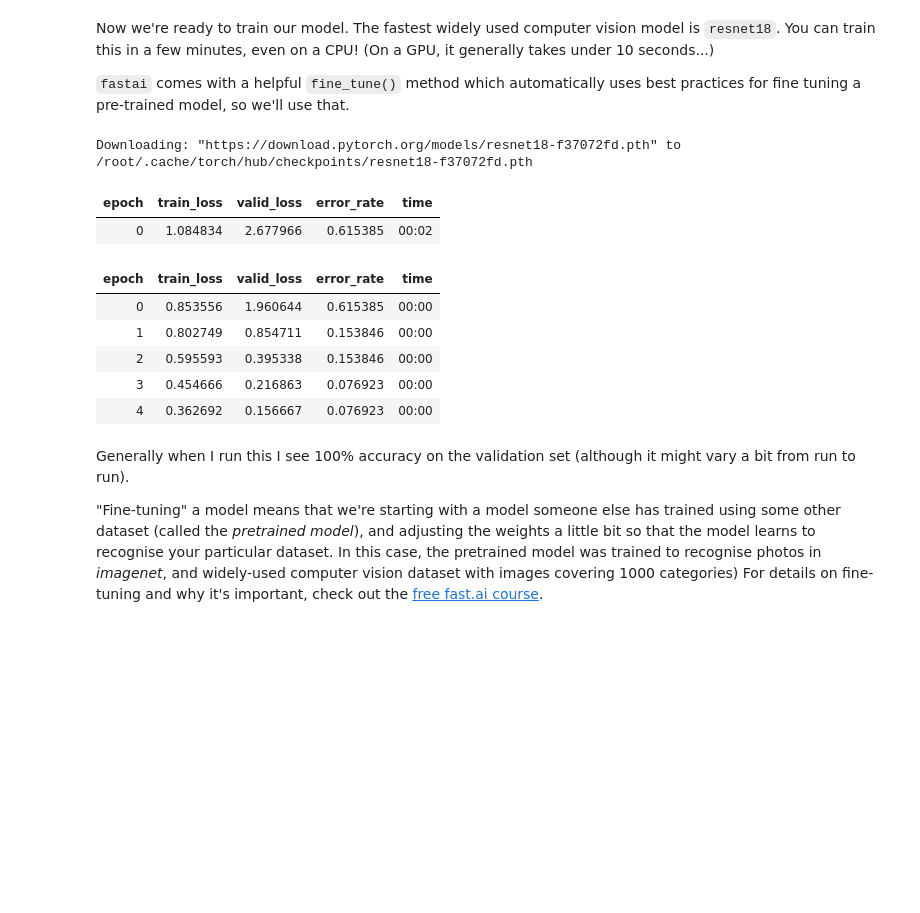
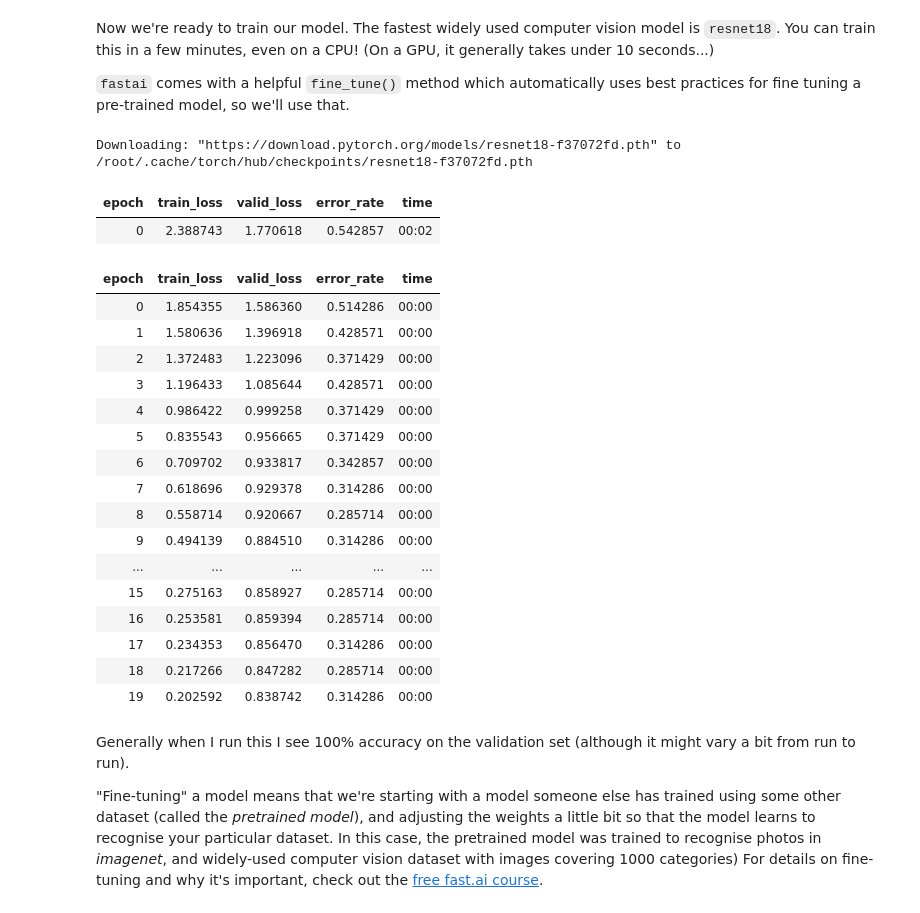
Before and after one commit to lawrencevdp/FASTAI, a Jupyter notebook: is-it-a-bird-creating-a-model-from-your-ow-e25504.ipynb, the cells around one changed output. Saved outputs shown, nothing was run; the diff lists cells and outputs as text; code cells hidden in the pictures; blank space fills up the shorter version.

```diff
--- a/is-it-a-bird-creating-a-model-from-your-ow-e25504.ipynb
+++ b/is-it-a-bird-creating-a-model-from-your-ow-e25504.ipynb
@@ -98,8 +101,8 @@ Image.open('cat.jpg').to_thumb(256,256)
 # %% [markdown]
 Our searches seem to be giving reasonable results, so let's grab a few examples of each of "bird" and "forest" photos, and save each group of photos to a different folder:
 # %%
-searches = 'dog','cat'
-path = Path('bird_or_not')
+searches = 'USOpen','AUOpen','Wimbeldon','Rolland Garros'
+path = Path('which_grand_slam')
 
 for o in searches:
     dest = (path/o)
@@ -127,12 +130,12 @@ To train a model, we'll need `DataLoaders`, which is an object that contains a *
 dls = DataBlock(
     blocks=(ImageBlock, CategoryBlock),
     get_items=get_image_files,
-    splitter=RandomSplitter(valid_pct=0.2, seed=42),
+    splitter=RandomSplitter(valid_pct=0.30, seed=42),
     get_y=parent_label,
     item_tfms=[Resize(192, method='squish')]
     #item_tfms=[Resize(192, method=ResizeMethod.Pad, pad_mode='zeros')],
     #batch_tfms=aug_transforms(mult=2.0)
 ).dataloaders(path, bs=32)
 
-dls.show_batch(max_n=6)
+dls.show_batch(max_n=12)
 # %% [output]
@@ -165,17 +168,28 @@ Now we're ready to train our model. The fastest widely used computer vision mode
 `fastai` comes with a helpful `fine_tune()` method which automatically uses best practices for fine tuning a pre-trained model, so we'll use that.
 # %%
 learn = vision_learner(dls, resnet18, metrics=error_rate)
-learn.fine_tune(5)
+learn.fine_tune(20)
 # %% [output]
 Downloading: "https://download.pytorch.org/models/resnet18-f37072fd.pth" to /root/.cache/torch/hub/checkpoints/resnet18-f37072fd.pth
 | epoch | train_loss | valid_loss | error_rate | time |
-| 0 | 1.084834 | 2.677966 | 0.615385 | 00:02 |
+| 0 | 2.388743 | 1.770618 | 0.542857 | 00:02 |
 | epoch | train_loss | valid_loss | error_rate | time |
-| 0 | 0.853556 | 1.960644 | 0.615385 | 00:00 |
-| 1 | 0.802749 | 0.854711 | 0.153846 | 00:00 |
-| 2 | 0.595593 | 0.395338 | 0.153846 | 00:00 |
-| 3 | 0.454666 | 0.216863 | 0.076923 | 00:00 |
-| 4 | 0.362692 | 0.156667 | 0.076923 | 00:00 |
+| 0 | 1.854355 | 1.586360 | 0.514286 | 00:00 |
+| 1 | 1.580636 | 1.396918 | 0.428571 | 00:00 |
+| 2 | 1.372483 | 1.223096 | 0.371429 | 00:00 |
+| 3 | 1.196433 | 1.085644 | 0.428571 | 00:00 |
+| 4 | 0.986422 | 0.999258 | 0.371429 | 00:00 |
+| 5 | 0.835543 | 0.956665 | 0.371429 | 00:00 |
+| 6 | 0.709702 | 0.933817 | 0.342857 | 00:00 |
+| 7 | 0.618696 | 0.929378 | 0.314286 | 00:00 |
+| 8 | 0.558714 | 0.920667 | 0.285714 | 00:00 |
+| 9 | 0.494139 | 0.884510 | 0.314286 | 00:00 |
+| ... | ... | ... | ... | ... |
+| 15 | 0.275163 | 0.858927 | 0.285714 | 00:00 |
+| 16 | 0.253581 | 0.859394 | 0.285714 | 00:00 |
+| 17 | 0.234353 | 0.856470 | 0.314286 | 00:00 |
+| 18 | 0.217266 | 0.847282 | 0.285714 | 00:00 |
+| 19 | 0.202592 | 0.838742 | 0.314286 | 00:00 |
 # %% [markdown]
 Generally when I run this I see 100% accuracy on the validation set (although it might vary a bit from run to run).
 
```
Also changed, not shown: parts of 13 cells of this notebook.
